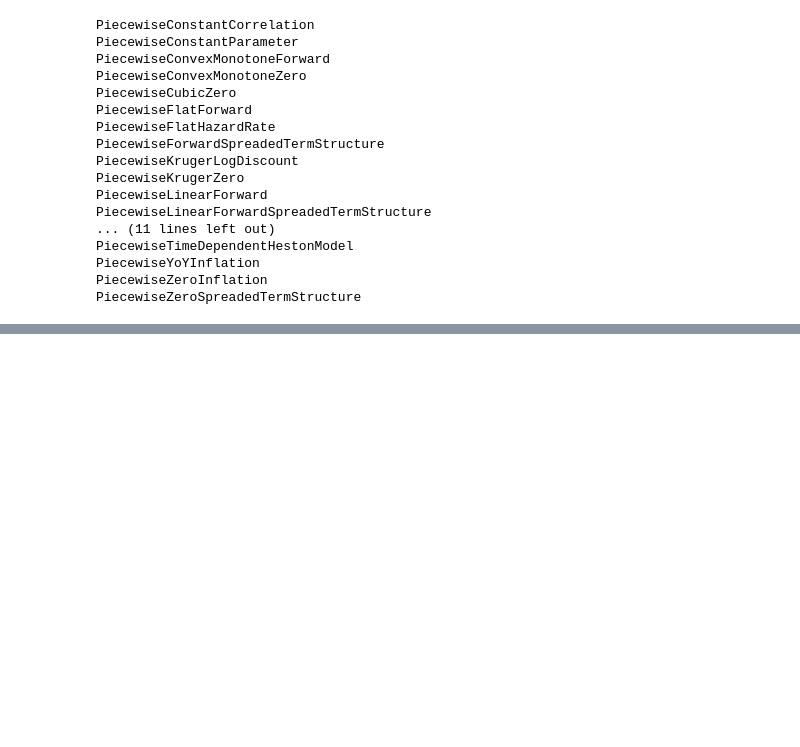
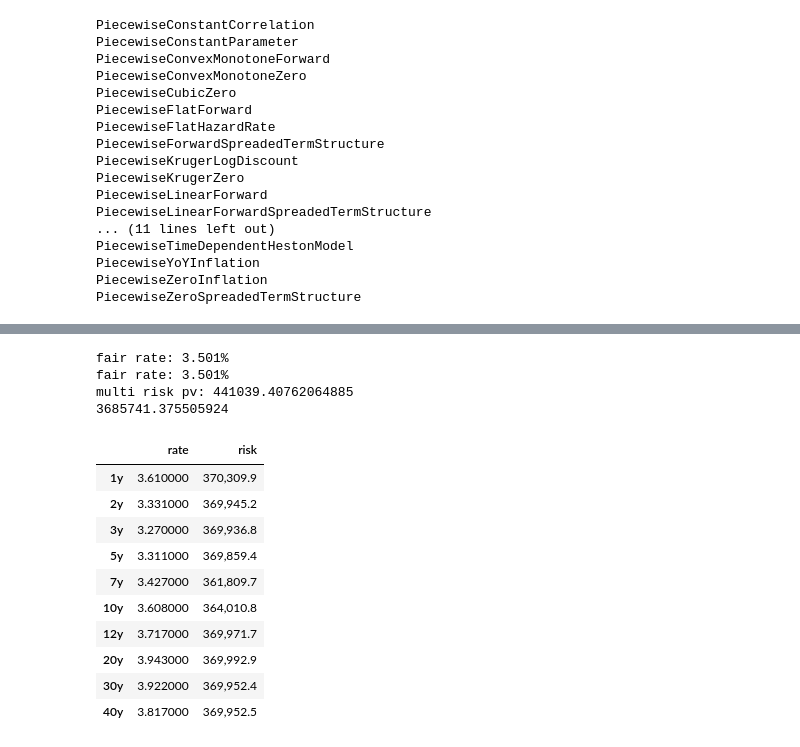
Before and after one commit to alienbrett/financial-security-classes, a Jupyter notebook: fixed_income.ipynb, the cells around one changed output, grey strips where cells are left out. Drawn from its saved outputs; the diff is of its cells as text; code cells hidden in the pictures; blank space fills up the shorter version.

```diff
--- a/fixed_income.ipynb
+++ b/fixed_income.ipynb
@@ -657,0 +918,22 @@ curve.model_dump()
+# %%
+curve2 = crv.MultiCurve.model_validate_json(
+    curve.model_dump_json()
+)
+
+swp_bldr = swp_test_raw.risk_builder(
+    # funding_index=curve.get_curve_handle('SOFR'),
+    funding_index='SOFR'
+)
+
+multi_risk2 = curve2.risk_factory( swp_bldr, eps=1e-5)
+print(f'fair rate: {multi_risk2.ql_obj.fairRate():,.3%}')
+
+# multi_risk2 = curve2.risk_factory( swp_bldr, eps=1e-5)
+print(f'fair rate: {multi_risk2.ql_obj.fairRate():,.3%}')
+print('multi risk pv:', multi_risk2.pv)
+df = multi_risk2.curve['SOFR'].as_df()
+print(df['risk'].sum())
+display(df.style.format({
+    'risk':'{0:,.1f}'
+}))
+# %% [output]
@@ -657,0 +957,15 @@ curve.model_dump()
+fair rate: 3.501%
+fair rate: 3.501%
+multi risk pv: 441039.40762064885
+3685741.375505924
+|  | rate | risk |
+| 1y | 3.610000 | 370,309.9 |
+| 2y | 3.331000 | 369,945.2 |
+| 3y | 3.270000 | 369,936.8 |
+| 5y | 3.311000 | 369,859.4 |
+| 7y | 3.427000 | 361,809.7 |
+| 10y | 3.608000 | 364,010.8 |
+| 12y | 3.717000 | 369,971.7 |
+| 20y | 3.943000 | 369,992.9 |
+| 30y | 3.922000 | 369,952.4 |
+| 40y | 3.817000 | 369,952.5 |
```
Also changed, not shown: parts of 23 cells of this notebook, 1 other file.
